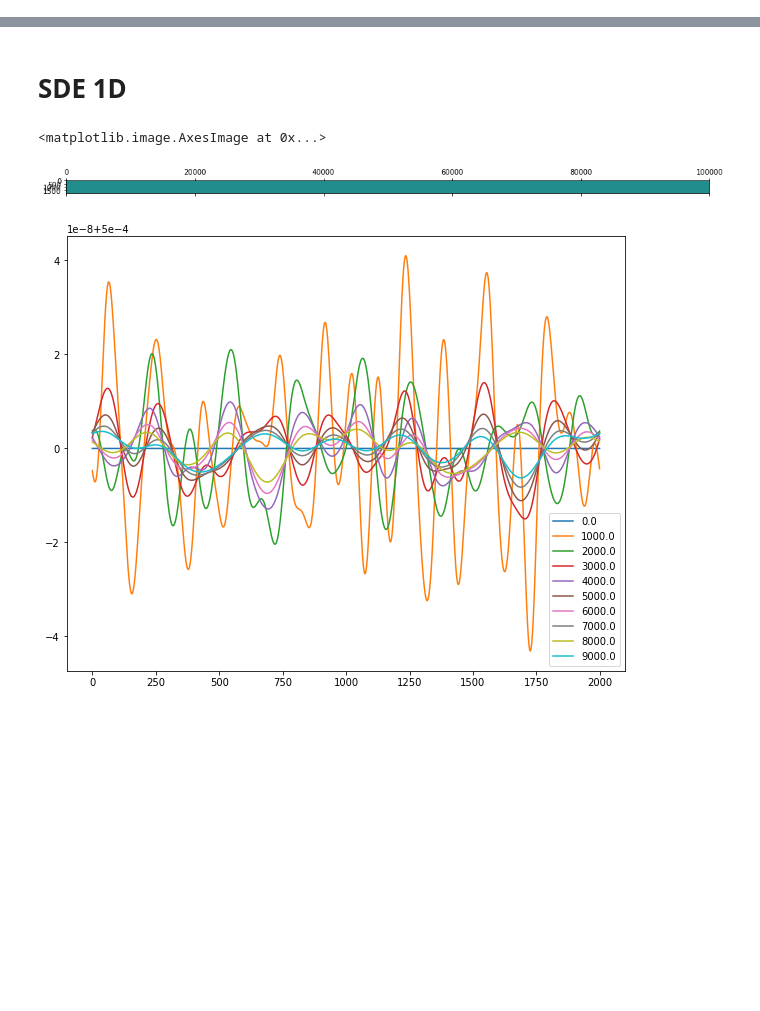
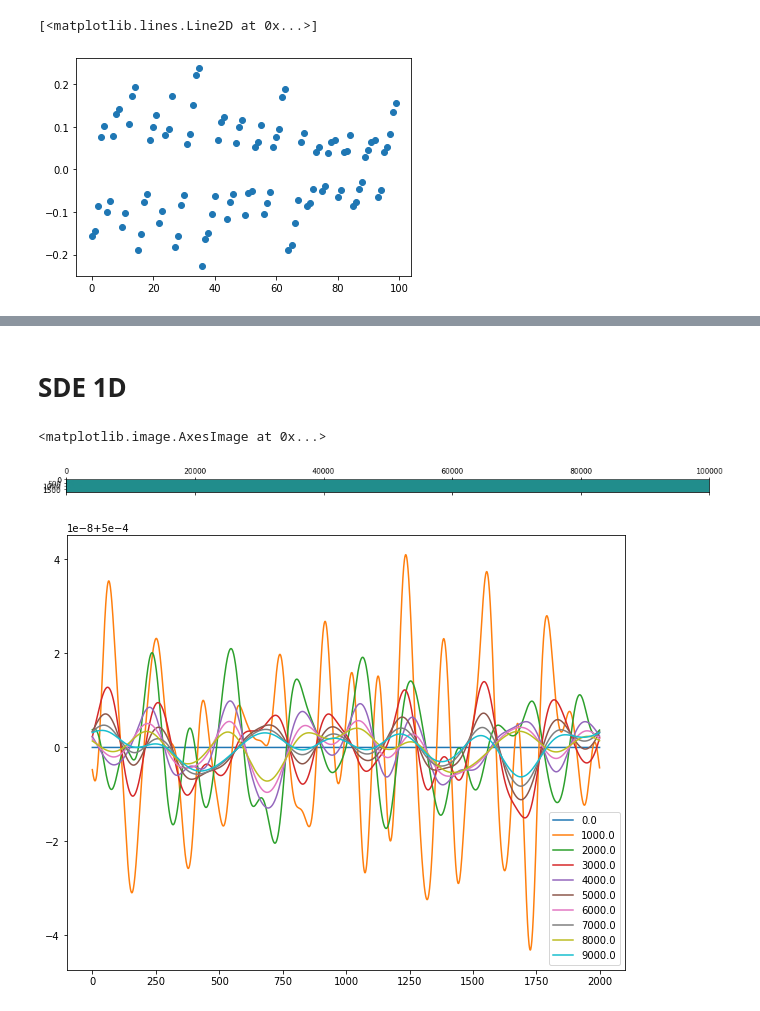
Before and after one commit to BrieucB/AI2d, a Jupyter notebook: AI2D_hydro/finite_diff_algo_scheme.ipynb, the cells around one changed output, grey strips where cells are left out. Saved outputs shown, nothing was run; the diff lists cells and outputs as text; code cells hidden in the pictures; blank space fills up the shorter version.

```diff
--- a/AI2D_hydro/finite_diff_algo_scheme.ipynb
+++ b/AI2D_hydro/finite_diff_algo_scheme.ipynb
@@ -12,0 +212,6 @@ from matplotlib import cm
+# %%
+plt.plot(m[-1,:], 'o')
+#plt.yscale('symlog', linthreshy=1e-2)
+# %% [output]
+[<matplotlib.lines.Line2D at 0x...>]
+[figure, added]
```
Also changed, not shown: parts of 19 cells of this notebook.
